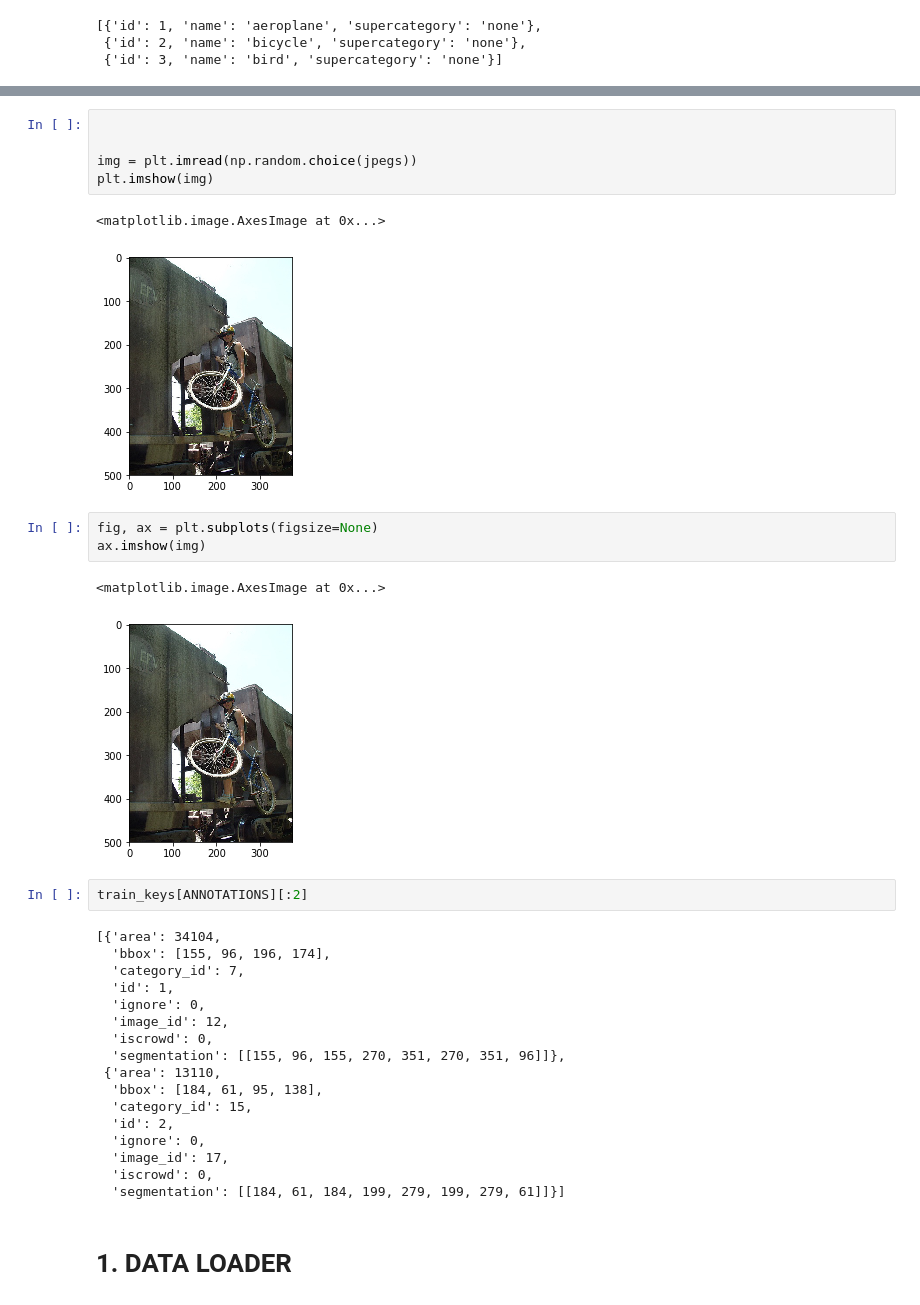
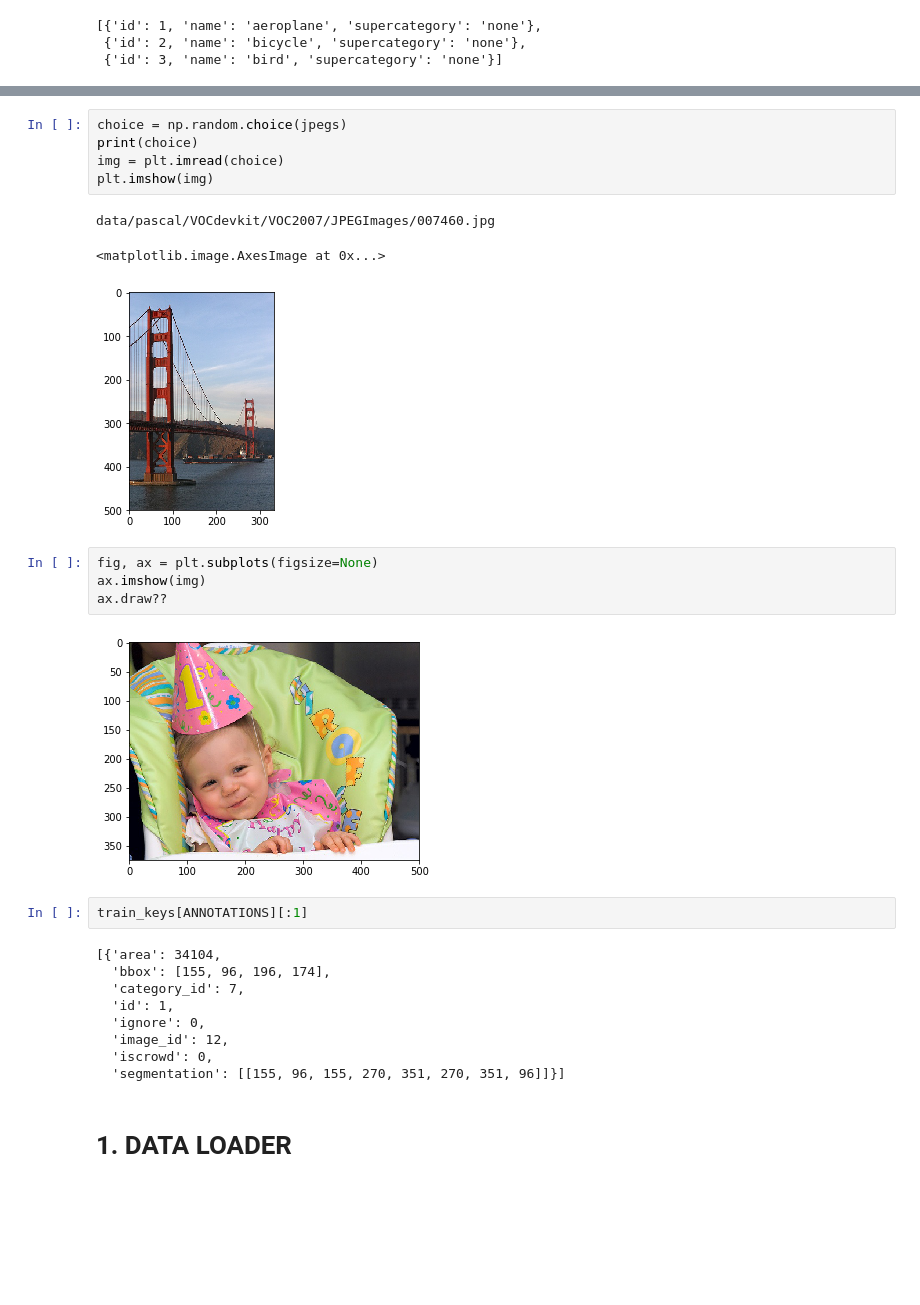
Before and after one commit to musedivision/deeplearning, a Jupyter notebook: volume/pascal VOC.ipynb, the cells around one changed output, grey strips where cells are left out. Cells and saved outputs as stored; diff of their text form; blank space fills up the shorter version.

```diff
--- a/volume/pascal VOC.ipynb
+++ b/volume/pascal VOC.ipynb
@@ -72,19 +73,20 @@ jpegs = list( (PATH/'VOCdevkit/VOC2007/JPEGImages').iterdir());jpegs[:4]
 # %%
-
-
-img = plt.imread(np.random.choice(jpegs))
+choice = np.random.choice(jpegs)
+print(choice)
+img = plt.imread(choice)
 plt.imshow(img)
 # %% [output]
-<matplotlib.image.AxesImage at 0x...>
+data/pascal/VOCdevkit/VOC2007/JPEGImages/007460.jpg
+<matplotlib.image.AxesImage at 0x...>
-[figure, old version]
+[figure, new version]
 # %%
 fig, ax = plt.subplots(figsize=None)
 ax.imshow(img)
+ax.draw??
 # %% [output]
-<matplotlib.image.AxesImage at 0x...>
-[figure, old version]
+[figure, new version]
 # %%
-train_keys[ANNOTATIONS][:2]
+train_keys[ANNOTATIONS][:1]
 # %% [output]
 [{'area': 34104,
   'bbox': [155, 96, 196, 174],
@@ -93,14 +95,6 @@ train_keys[ANNOTATIONS][:2]
   'ignore': 0,
   'image_id': 12,
   'iscrowd': 0,
-  'segmentation': [[155, 96, 155, 270, 351, 270, 351, 96]]},
- {'area': 13110,
-  'bbox': [184, 61, 95, 138],
-  'category_id': 15,
-  'id': 2,
-  'ignore': 0,
-  'image_id': 17,
-  'iscrowd': 0,
-  'segmentation': [[184, 61, 184, 199, 279, 199, 279, 61]]}]
+  'segmentation': [[155, 96, 155, 270, 351, 270, 351, 96]]}]
 # %% [markdown]
 # 1.  DATA LOADER
```
Also changed, not shown: parts of 19 cells of this notebook.
